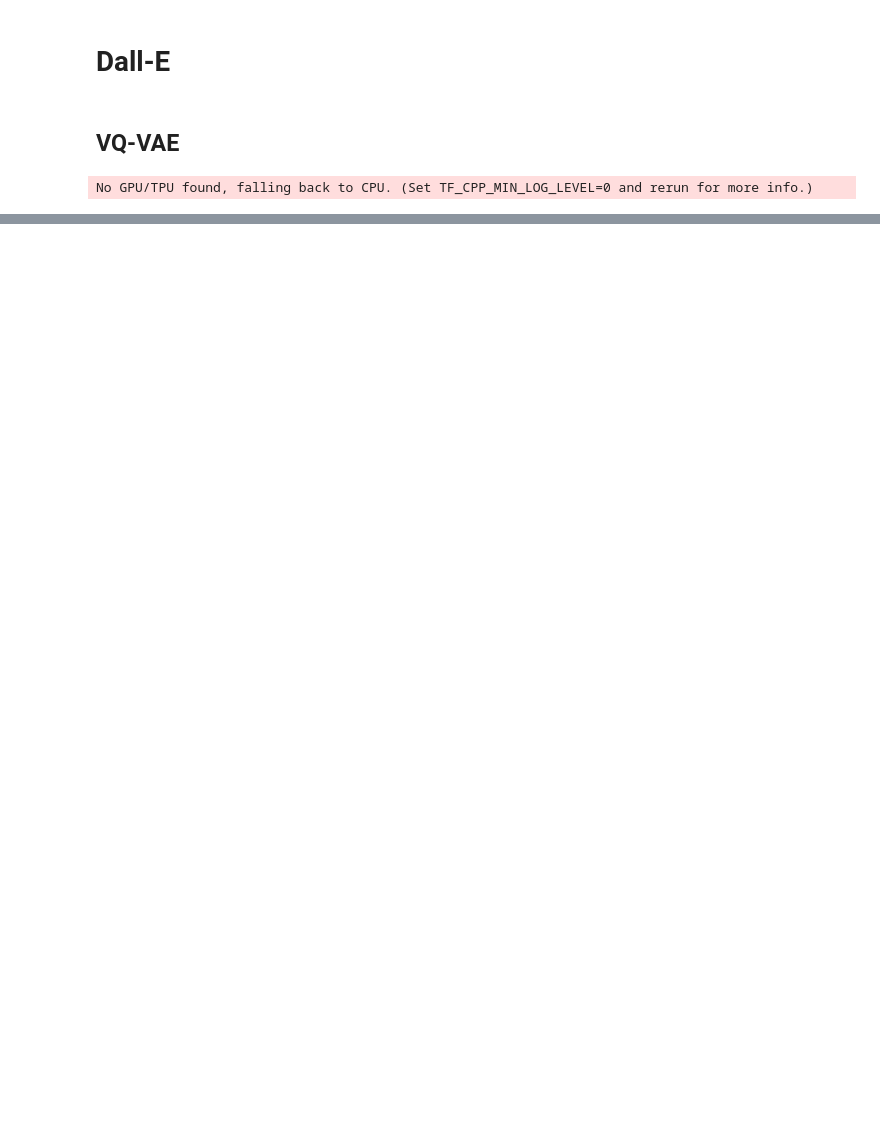
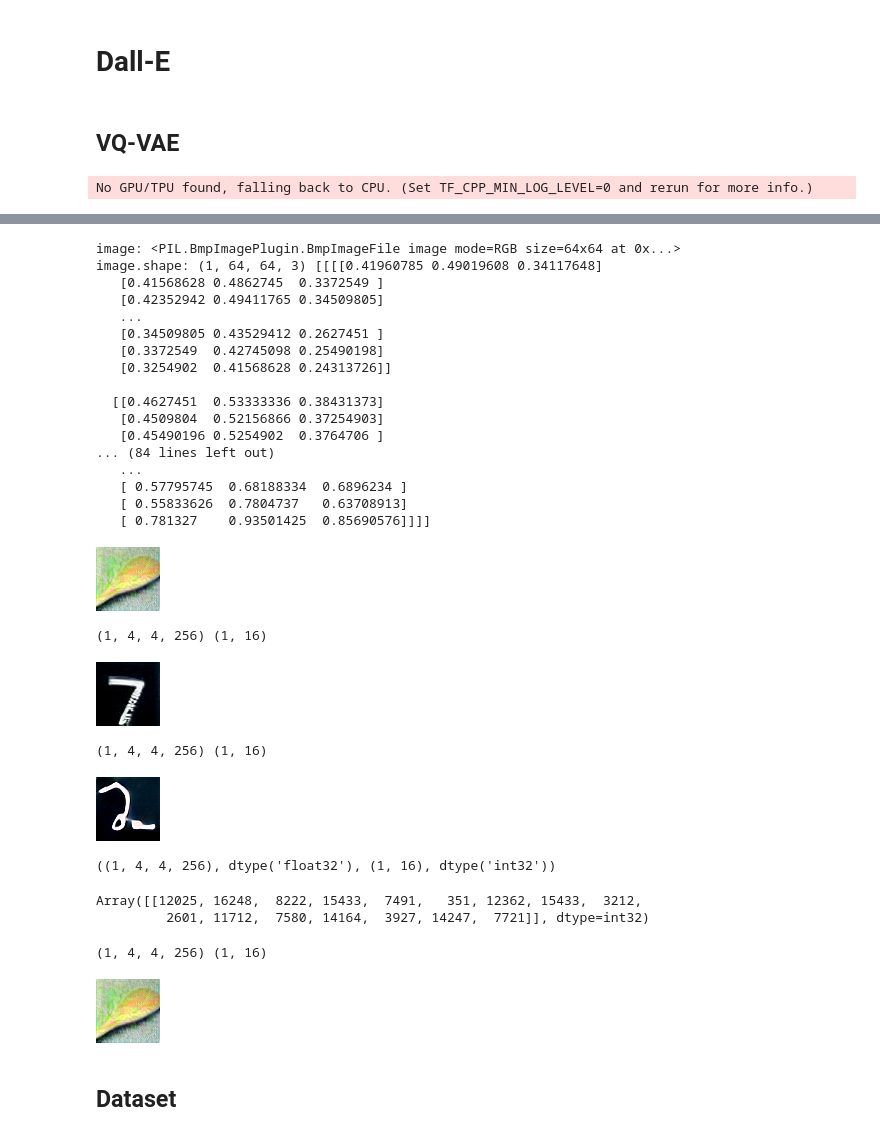
Before and after one commit to MiscellaneousStuff/dall-e, a Jupyter notebook: main.ipynb, the cells around one changed output, grey strips where cells are left out. Saved outputs shown, nothing was run; the diff lists cells and outputs as text; code cells hidden in the pictures; blank space fills up the shorter version.

```diff
--- a/main.ipynb
+++ b/main.ipynb
@@ -29,0 +38,72 @@ rec                   = vqgan_model.decode(quant_states)
+# %%
+# Squirrel (Encode-Decode Full Code)
+image = get_image("wooden spoon.bmp")
+print("image:", image)
+image = preprocess(image, 64)
+print("image.shape:", image.shape, image)
+quant_states, indices = vqgan_model.encode(image)
+print("quant_states.shape, indices.shape:", quant_states.shape, indices.shape)
+# rec                   = vqgan_model.decode(quant_states)
+rec                   = vqgan_model.decode_code(indices)
+print("rec.shape:", rec.shape, rec)
+display(rec)
+# %% [output]
+image: <PIL.BmpImagePlugin.BmpImageFile image mode=RGB size=64x64 at 0x...>
+image.shape: (1, 64, 64, 3) [[[[0.41960785 0.49019608 0.34117648]
+   [0.41568628 0.4862745  0.3372549 ]
+   [0.42352942 0.49411765 0.34509805]
+   ...
+   [0.34509805 0.43529412 0.2627451 ]
+   [0.3372549  0.42745098 0.25490198]
+   [0.3254902  0.41568628 0.24313726]]
+
+  [[0.4627451  0.53333336 0.38431373]
+   [0.4509804  0.52156866 0.37254903]
+   [0.45490196 0.5254902  0.3764706 ]
+... (84 lines left out)
+   ...
+   [ 0.57795745  0.68188334  0.6896234 ]
+   [ 0.55833626  0.7804737   0.63708913]
+   [ 0.781327    0.93501425  0.85690576]]]]
+[figure, added]
+# %%
+# MNIST Digit
+quant_states, indices, rec = recon(
+    url="sample_image.bmp",
+    vqgan_model=vqgan_model,
+    size=64)
+display(rec)
+# %% [output]
+(1, 4, 4, 256) (1, 16)
+[figure, added]
+# %%
+# Custom "2" Digit (MNIST Style)
+quant_states, indices, rec = recon(
+    url="2.bmp",
+    vqgan_model=vqgan_model,
+    size=64)
+display(rec)
+# %% [output]
+(1, 4, 4, 256) (1, 16)
+[figure, added]
+# %%
+quant_states.shape, quant_states.dtype, indices.shape, indices.dtype,
+# %% [output]
+((1, 4, 4, 256), dtype('float32'), (1, 16), dtype('int32'))
+# %%
+indices
+# %% [output]
+Array([[12025, 16248,  8222, 15433,  7491,   351, 12362, 15433,  3212,
+         2601, 11712,  7580, 14164,  3927, 14247,  7721]], dtype=int32)
+# %%
+# Wooden spoon
+quant_states, indices, rec = recon(
+    url="wooden spoon.bmp",
+    vqgan_model=vqgan_model,
+    size=64)
+display(rec)
+# %% [output]
+(1, 4, 4, 256) (1, 16)
+[figure, added]
+# %% [markdown]
+## Dataset
```
Also changed, not shown: parts of 51 cells of this notebook, 9 other files.
